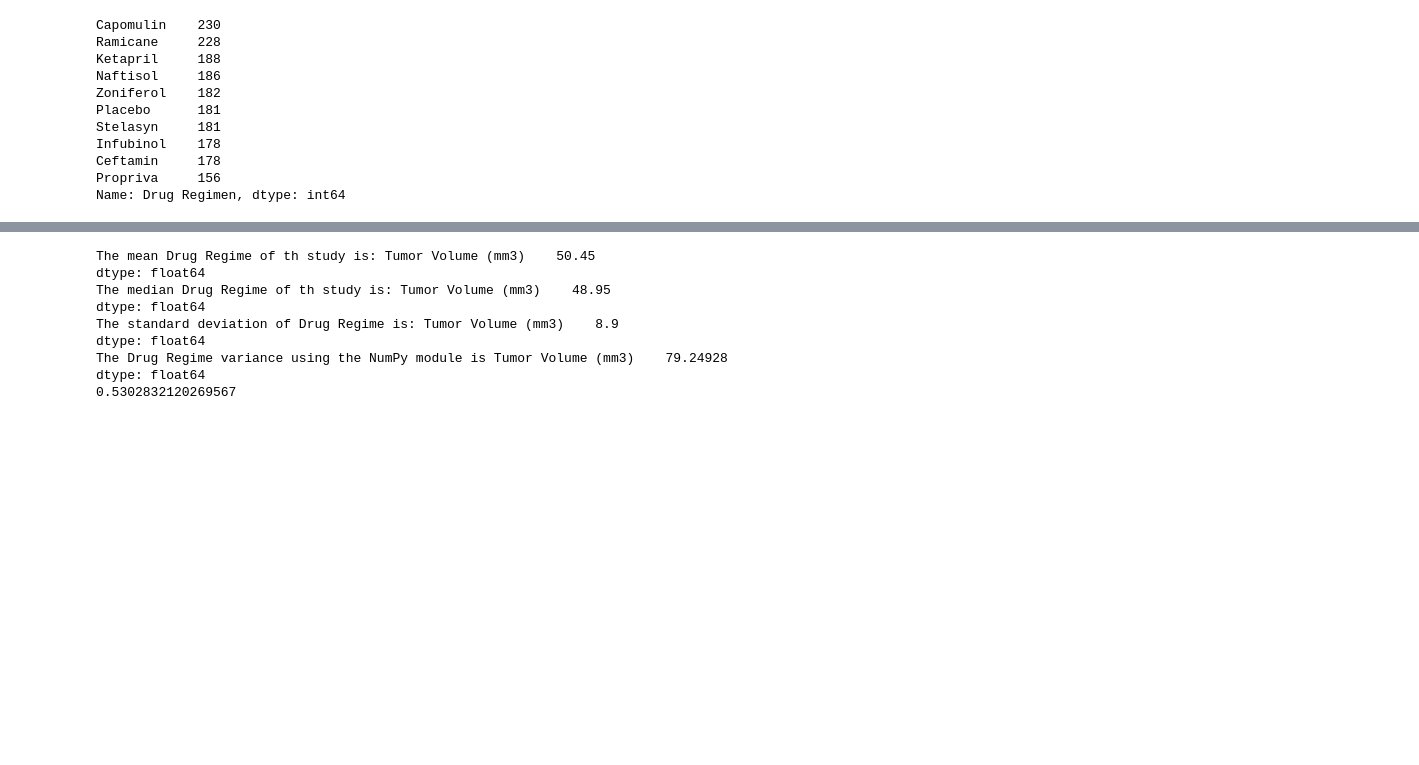
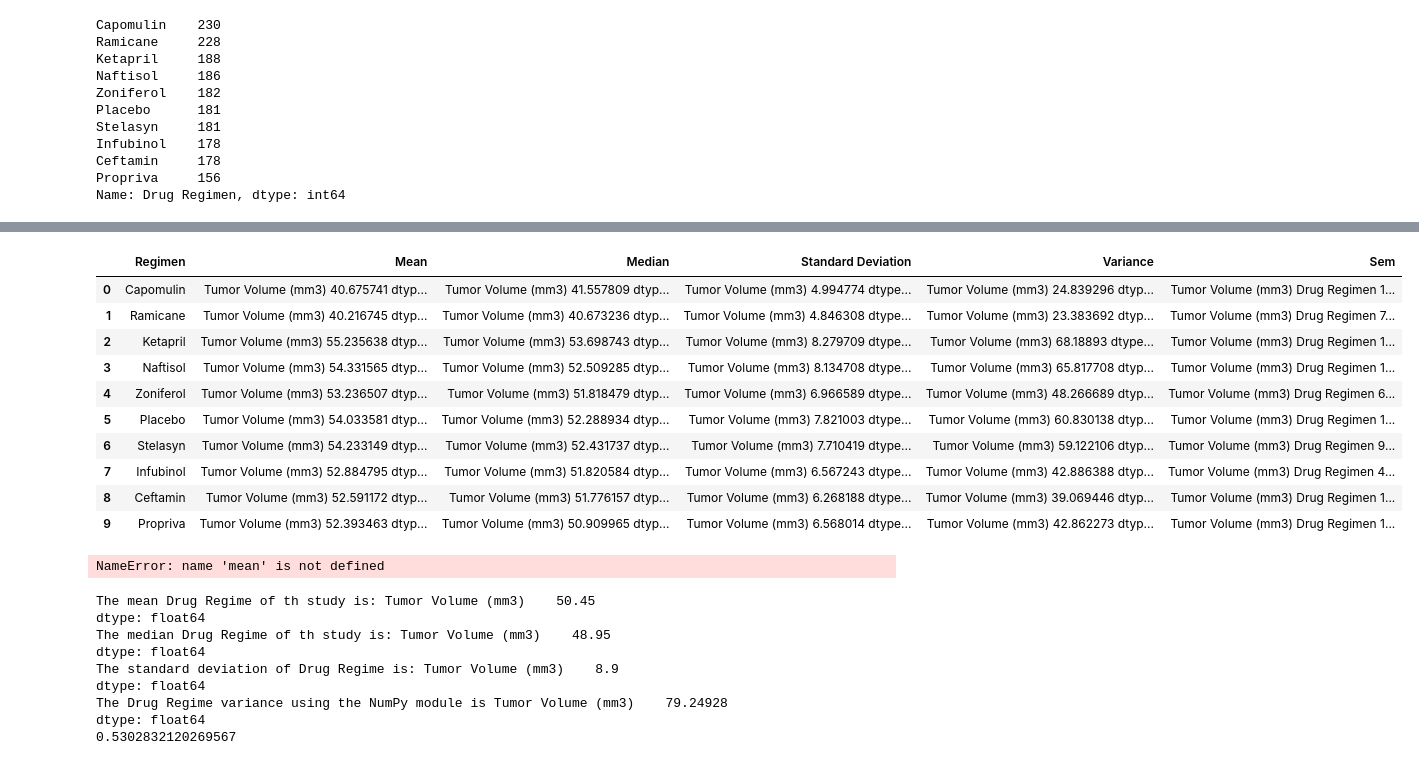
Before and after one commit to cdturner618/Matplotlib-Challenge, a Jupyter notebook: Pymaceuticals/pymaceuticals_starter.ipynb, the cells around one changed output, grey strips where cells are left out. Drawn from its saved outputs; the diff is of its cells as text; code cells hidden in the pictures; blank space fills up the shorter version.

Commit message:
went over summary statistics

```diff
--- a/Pymaceuticals/pymaceuticals_starter.ipynb
+++ b/Pymaceuticals/pymaceuticals_starter.ipynb
@@ -150,0 +357,30 @@ Name: Drug Regimen, dtype: int64
+# %%
+sample1= regimen_1.sample(50)
+print(f"The SEM value for the Capomulin regimen is {sem(sample1['Tumor Volume (mm3)'])}")
+
+sample2= regimen_2.sample(50)
+print(f"The SEM value for the sample Ramicane regimen is {sem(sample2['Tumor Volume (mm3)'])}")
+
+sample3= regimen_3.sample(50)
+print(f"The SEM value for the sample Ketapril regimen is {sem(sample3['Tumor Volume (mm3)'])}")
+
+sample4= regimen_4.sample(50)
+print(f"The SEM value for the sample Naftisol regimen is {sem(sample4['Tumor Volume (mm3)'])}")
+
+sample5= regimen_5.sample(50)
+print(f"The SEM value for the sample Zoniferol regimen is {sem(sample5['Tumor Volume (mm3)'])}")
+
+sample6= regimen_6.sample(50)
+print(f"The SEM value for the sample Placebo regimen is {sem(sample6['Tumor Volume (mm3)'])}")
+
+sample7= regimen_7.sample(50)
+print(f"The SEM value for the sample Stelasyn regimena is {sem(sample7['Tumor Volume (mm3)'])}")
+
+sample8= regimen_8.sample(50)
+print(f"The SEM value for the sample Infubinol regimen is {sem(sample8['Tumor Volume (mm3)'])}")
+
+sample9= regimen_9.sample(50)
+print(f"The SEM value for the sample Ceftamin regimen is {sem(sample9['Tumor Volume (mm3)'])}")
+
+sample10= regimen_10.sample(50)
+print(f"The SEM value for the sample Propriva regimen is {sem(sample10['Tumor Volume (mm3)'])}")
@@ -151,3 +398,36 @@ Name: Drug Regimen, dtype: int64
+# %%
+# Assemble the resulting series into a single summary dataframe.
+Tumor_Statistics=pd.DataFrame({"Regimen":["Capomulin","Ramicane","Ketapril","Naftisol","Zoniferol","Placebo","Stelasyn","Infubinol","Ceftamin","Propriva"],
+                               "Mean":[avg1,avg2,avg3,avg4,avg5,avg6,avg7,avg8,avg9,avg10],
+                               "Median":[median1,median2,median3,median4,median5,median6,median7,median8,median9,median10],
+                               "Standard Deviation":[std1,std2,std3,std4,std5,std6,std7,std8,std9,std10],
+                               "Variance":[var_numpy1,var_numpy2,var_numpy3,var_numpy4,var_numpy5,var_numpy6,var_numpy7,var_numpy8,var_numpy9,var_numpy10],
+                               "Sem":[sample1,sample2,sample3,sample4,sample5,sample6,sample7,sample8,sample9,sample10],
+                              })
+Tumor_Statistics
+# %% [output]
+|  | Regimen | Mean | Median | Standard Deviation | Variance | Sem |
+| 0 | Capomulin | Tumor Volume (mm3) 40.675741 dtyp... | Tumor Volume (mm3) 41.557809 dtyp... | Tumor Volume (mm3) 4.994774 dtype... | Tumor Volume (mm3) 24.839296 dtyp... | Tumor Volume (mm3) Drug Regimen 1... |
+| 1 | Ramicane | Tumor Volume (mm3) 40.216745 dtyp... | Tumor Volume (mm3) 40.673236 dtyp... | Tumor Volume (mm3) 4.846308 dtype... | Tumor Volume (mm3) 23.383692 dtyp... | Tumor Volume (mm3) Drug Regimen 7... |
+| 2 | Ketapril | Tumor Volume (mm3) 55.235638 dtyp... | Tumor Volume (mm3) 53.698743 dtyp... | Tumor Volume (mm3) 8.279709 dtype... | Tumor Volume (mm3) 68.18893 dtype... | Tumor Volume (mm3) Drug Regimen 1... |
+| 3 | Naftisol | Tumor Volume (mm3) 54.331565 dtyp... | Tumor Volume (mm3) 52.509285 dtyp... | Tumor Volume (mm3) 8.134708 dtype... | Tumor Volume (mm3) 65.817708 dtyp... | Tumor Volume (mm3) Drug Regimen 1... |
+| 4 | Zoniferol | Tumor Volume (mm3) 53.236507 dtyp... | Tumor Volume (mm3) 51.818479 dtyp... | Tumor Volume (mm3) 6.966589 dtype... | Tumor Volume (mm3) 48.266689 dtyp... | Tumor Volume (mm3) Drug Regimen 6... |
+| 5 | Placebo | Tumor Volume (mm3) 54.033581 dtyp... | Tumor Volume (mm3) 52.288934 dtyp... | Tumor Volume (mm3) 7.821003 dtype... | Tumor Volume (mm3) 60.830138 dtyp... | Tumor Volume (mm3) Drug Regimen 1... |
+| 6 | Stelasyn | Tumor Volume (mm3) 54.233149 dtyp... | Tumor Volume (mm3) 52.431737 dtyp... | Tumor Volume (mm3) 7.710419 dtype... | Tumor Volume (mm3) 59.122106 dtyp... | Tumor Volume (mm3) Drug Regimen 9... |
+| 7 | Infubinol | Tumor Volume (mm3) 52.884795 dtyp... | Tumor Volume (mm3) 51.820584 dtyp... | Tumor Volume (mm3) 6.567243 dtype... | Tumor Volume (mm3) 42.886388 dtyp... | Tumor Volume (mm3) Drug Regimen 4... |
+| 8 | Ceftamin | Tumor Volume (mm3) 52.591172 dtyp... | Tumor Volume (mm3) 51.776157 dtyp... | Tumor Volume (mm3) 6.268188 dtype... | Tumor Volume (mm3) 39.069446 dtyp... | Tumor Volume (mm3) Drug Regimen 1... |
+| 9 | Propriva | Tumor Volume (mm3) 52.393463 dtyp... | Tumor Volume (mm3) 50.909965 dtyp... | Tumor Volume (mm3) 6.568014 dtype... | Tumor Volume (mm3) 42.862273 dtyp... | Tumor Volume (mm3) Drug Regimen 1... |
+# %%
+# Generate a summary statistics table of mean, median, variance, standard deviation, and SEM of the tumor volume for each regimen
+
+# Using the aggregation method, produce the same summary statistics in a single line
+
+table=pd.DataFrame([["Capomulin","Ramicane","Ketapril","Naftisol","Zoniferol","Placebo","Stelasyn","Infubinol","Ceftamin","Propriva"],[]])
+
+df=table.agg(A=("Mean", mean),B=("Median", median),C=("Standard Deviation", std),D=("Variance", np.var), E=("Sem", sample))
+table
+# %% [output]
+NameError: name 'mean' is not defined
 # %%
 # Use groupby and summary statistical methods to calculate the following properties of each drug regimen:
 #mean, median, variance, standard deviation, and SEM of the tumor volume.
```
Also changed, not shown: parts of 7 cells of this notebook.
